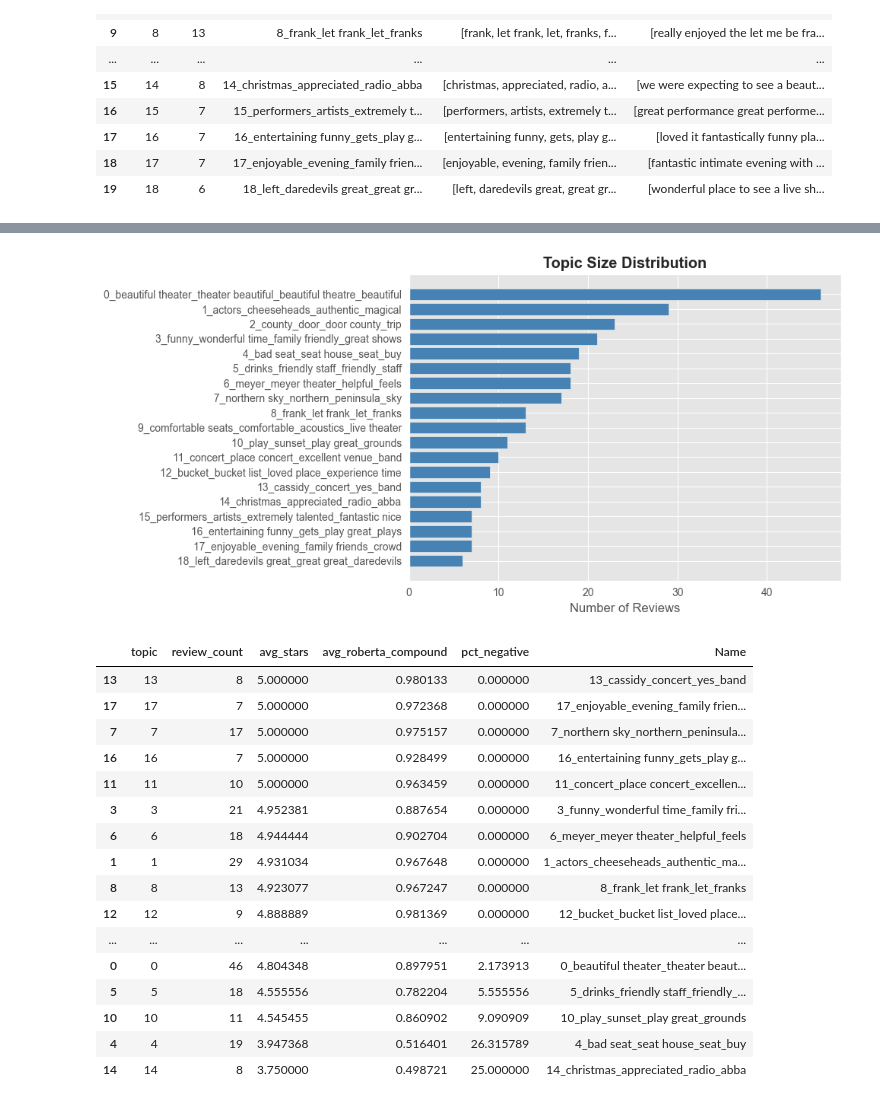
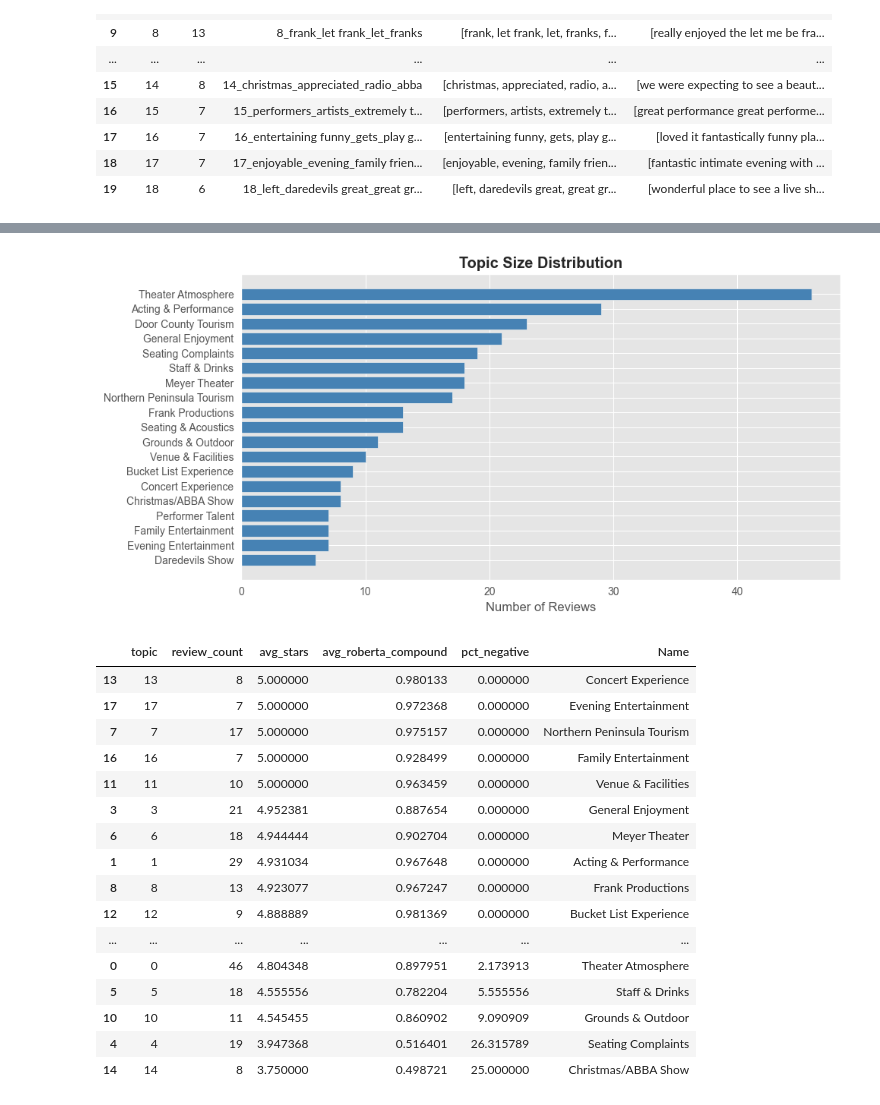
Before and after one commit to ezralinnan/RuralTheatreReviewsNLP, a Jupyter notebook: review_nlp.ipynb, the cells around one changed output, grey strips where cells are left out. Cells and saved outputs as stored; diff of their text form; code cells hidden in the pictures.

Commit message:
updated topic modeling and fixed some bugs

```diff
--- a/review_nlp.ipynb
+++ b/review_nlp.ipynb
@@ -604,18 +624,44 @@ Topic -1 is BERTopic's "outlier" bucket - reviews that didn't fit any topic clea
 # %%
+topic_label_map = {
+    13: "Concert Experience",
+    17: "Evening Entertainment",
+    7:  "Northern Peninsula Tourism",
+    16: "Family Entertainment",
+    11: "Venue & Facilities",
+    3:  "General Enjoyment",
+    6:  "Meyer Theater",
+    1:  "Acting & Performance",
+    8:  "Frank Productions",
+    12: "Bucket List Experience",
+    15: "Performer Talent",
+    9:  "Seating & Acoustics",
+    18: "Daredevils Show",
+    2:  "Door County Tourism",
+    0:  "Theater Atmosphere",
+    5:  "Staff & Drinks",
+    10: "Grounds & Outdoor",
+    4:  "Seating Complaints",
+    14: "Christmas/ABBA Show",
+    -1: "Outlier"
+}
+
+topic_info['Name'] = topic_info['Topic'].map(topic_label_map)
+sentiment_df['topic_name'] = sentiment_df['topic'].map(topic_label_map)
+
 topic_sizes = topic_info[topic_info['Topic'] != -1].copy()
 fig, ax = plt.subplots(figsize=(10, 5))
 ax.barh(
     topic_sizes['Name'].astype(str),
     topic_sizes['Count'],
     color='steelblue'
 )
 ax.set_xlabel('Number of Reviews')
 ax.set_title('Topic Size Distribution', fontweight='bold')
 ax.invert_yaxis()
 plt.tight_layout()
 plt.show()
 # %% [output]
-[figure, old version]
+[figure, new version]
 # %%
 topic_sentiment = (
     sentiment_df[sentiment_df['topic'] != -1]
@@ -624,7 +670,7 @@ topic_sentiment = (
         review_count=('topic', 'count'),
         avg_stars=('stars_given', 'mean'),
         avg_roberta_compound=('roberta_compound', 'mean'),
-        pct_negative=('true_label', lambda x: (x == 'negative').mean() * 100)
+        pct_negative=('true_label', lambda a: (a == 'negative').mean() * 100)
     )
     .reset_index()
 )
@@ -636,19 +682,19 @@ topic_sentiment = topic_sentiment.sort_values('avg_stars', ascending=False)
 topic_sentiment
 # %% [output]
 |  | topic | review_count | avg_stars | avg_roberta_compound | pct_negative | Name |
-| 13 | 13 | 8 | 5.000000 | 0.980133 | 0.000000 | 13_cassidy_concert_yes_band |
-| 17 | 17 | 7 | 5.000000 | 0.972368 | 0.000000 | 17_enjoyable_evening_family frien... |
-| 7 | 7 | 17 | 5.000000 | 0.975157 | 0.000000 | 7_northern sky_northern_peninsula... |
-| 16 | 16 | 7 | 5.000000 | 0.928499 | 0.000000 | 16_entertaining funny_gets_play g... |
-| 11 | 11 | 10 | 5.000000 | 0.963459 | 0.000000 | 11_concert_place concert_excellen... |
-| 3 | 3 | 21 | 4.952381 | 0.887654 | 0.000000 | 3_funny_wonderful time_family fri... |
-| 6 | 6 | 18 | 4.944444 | 0.902704 | 0.000000 | 6_meyer_meyer theater_helpful_feels |
-| 1 | 1 | 29 | 4.931034 | 0.967648 | 0.000000 | 1_actors_cheeseheads_authentic_ma... |
-| 8 | 8 | 13 | 4.923077 | 0.967247 | 0.000000 | 8_frank_let frank_let_franks |
-| 12 | 12 | 9 | 4.888889 | 0.981369 | 0.000000 | 12_bucket_bucket list_loved place... |
+| 13 | 13 | 8 | 5.000000 | 0.980133 | 0.000000 | Concert Experience |
+| 17 | 17 | 7 | 5.000000 | 0.972368 | 0.000000 | Evening Entertainment |
+| 7 | 7 | 17 | 5.000000 | 0.975157 | 0.000000 | Northern Peninsula Tourism |
+| 16 | 16 | 7 | 5.000000 | 0.928499 | 0.000000 | Family Entertainment |
+| 11 | 11 | 10 | 5.000000 | 0.963459 | 0.000000 | Venue & Facilities |
+| 3 | 3 | 21 | 4.952381 | 0.887654 | 0.000000 | General Enjoyment |
+| 6 | 6 | 18 | 4.944444 | 0.902704 | 0.000000 | Meyer Theater |
+| 1 | 1 | 29 | 4.931034 | 0.967648 | 0.000000 | Acting & Performance |
+| 8 | 8 | 13 | 4.923077 | 0.967247 | 0.000000 | Frank Productions |
+| 12 | 12 | 9 | 4.888889 | 0.981369 | 0.000000 | Bucket List Experience |
 | ... | ... | ... | ... | ... | ... | ... |
-| 0 | 0 | 46 | 4.804348 | 0.897951 | 2.173913 | 0_beautiful theater_theater beaut... |
-| 5 | 5 | 18 | 4.555556 | 0.782204 | 5.555556 | 5_drinks_friendly staff_friendly_... |
-| 10 | 10 | 11 | 4.545455 | 0.860902 | 9.090909 | 10_play_sunset_play great_grounds |
-| 4 | 4 | 19 | 3.947368 | 0.516401 | 26.315789 | 4_bad seat_seat house_seat_buy |
-| 14 | 14 | 8 | 3.750000 | 0.498721 | 25.000000 | 14_christmas_appreciated_radio_abba |
+| 0 | 0 | 46 | 4.804348 | 0.897951 | 2.173913 | Theater Atmosphere |
+| 5 | 5 | 18 | 4.555556 | 0.782204 | 5.555556 | Staff & Drinks |
+| 10 | 10 | 11 | 4.545455 | 0.860902 | 9.090909 | Grounds & Outdoor |
+| 4 | 4 | 19 | 3.947368 | 0.516401 | 26.315789 | Seating Complaints |
+| 14 | 14 | 8 | 3.750000 | 0.498721 | 25.000000 | Christmas/ABBA Show |
```
Also changed, not shown: parts of 7 cells of this notebook.
